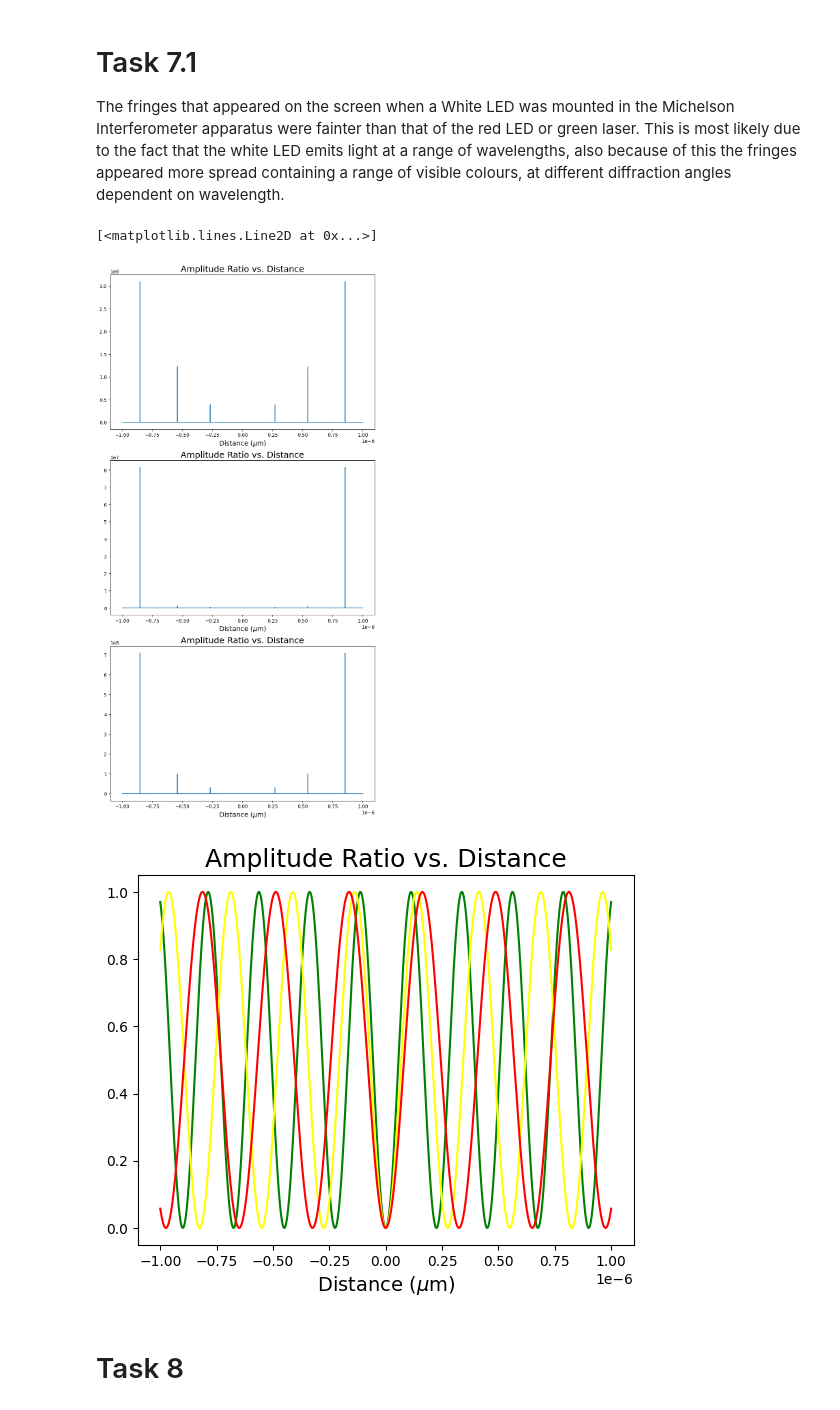
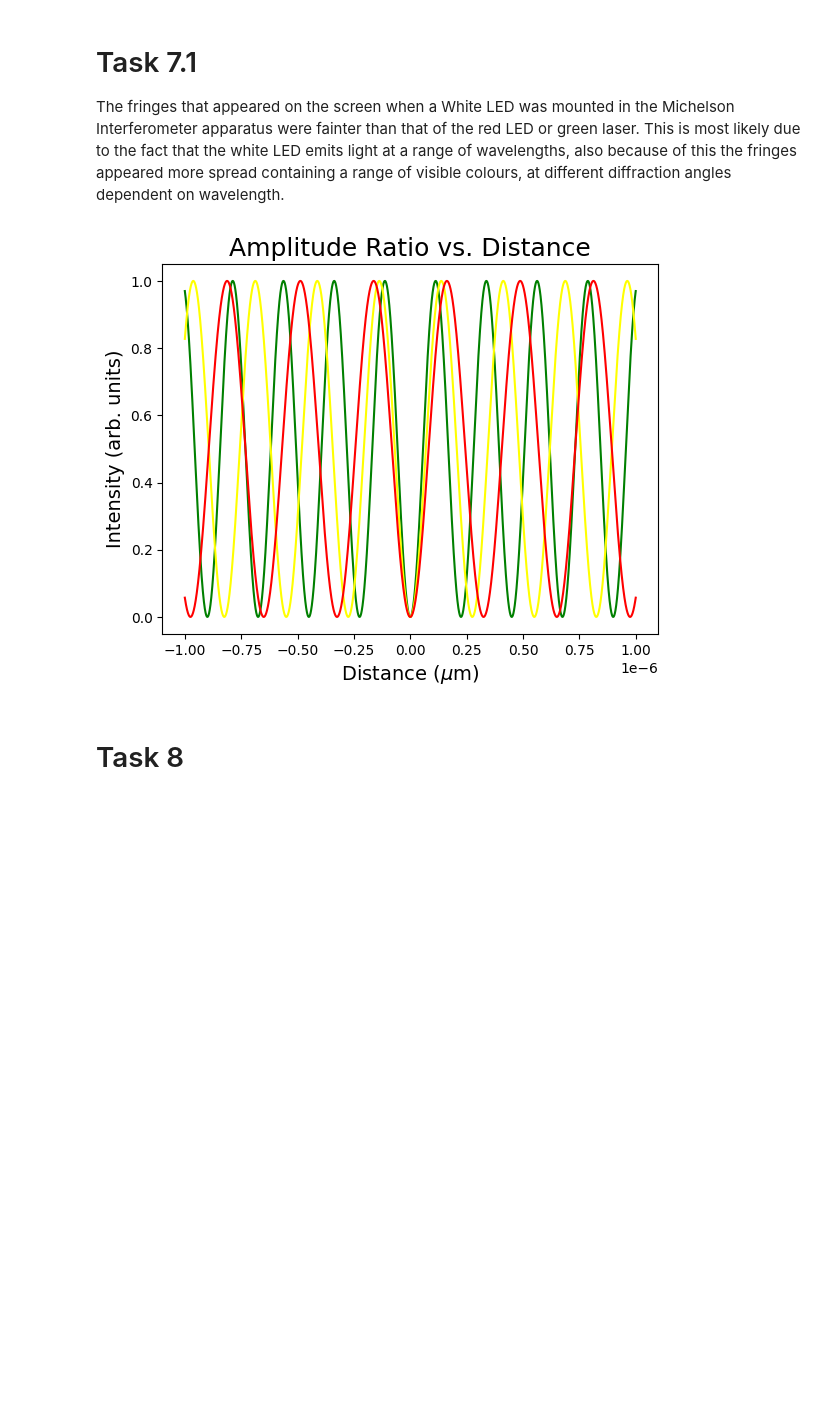
Before and after one commit to lewismcnish/Physics, a Jupyter notebook: Labs/Michelsons_Interferometer/Interferometry.ipynb, the cells around one changed output. Saved outputs shown, nothing was run; the diff lists cells and outputs as text; code cells hidden in the pictures; blank space fills up the shorter version.

```diff
--- a/Labs/Michelsons_Interferometer/Interferometry.ipynb
+++ b/Labs/Michelsons_Interferometer/Interferometry.ipynb
@@ -221,12 +107,11 @@ def totAmplitude(d, lam1, lam2):
 
 lam = 350e-9
 lam2 = 350.3474e-9
-d= np.linspace(174e-6, 178e-6, 100000)
-plt.figure(figsize = (10,5))
+d= np.linspace(0e-6, 300e-6, 100000)
+plt.figure(figsize = (7,5))
 plt.plot(d, totAmplitude(d, lam, lam2))
 plt.title('Total Intensity vs. Distance', fontsize=title_size)
-plt.xlabel(r'Distance ($\mu$m)', fontsize=axis_size)
-#plt.xlim(0e-6, 40e-6)
+plt.xlabel(r'Distance (m)', fontsize=axis_size)
 plt.ylabel('Intensity (arb. units)', fontsize=axis_size)
 plt.show()
 # %% [output]
@@ -248,12 +129,11 @@ def totAmplitude(d, lam1, lam2):
 
 lam = 300e-9
 lam2 = 304.83e-9
-d= np.linspace(7.5e-6, 10e-6, 100000)
-plt.figure(figsize = (10,10))
+d= np.linspace(0e-6, 15e-6, 1000000)
+plt.figure(figsize = (7,5))
 plt.plot(d, totAmplitude(d, lam, lam2))
 plt.title('Total Intensity vs. Distance', fontsize=title_size)
 plt.xlabel(r'Distance ($\mu$m)', fontsize=axis_size)
-#plt.xlim(0e-6, 40e-6)
 plt.ylabel('Intensity (arb. units)', fontsize=axis_size)
 plt.show()
 # %% [output]
@@ -265,44 +145,23 @@ The fringes that appeared on the screen when a White LED was mounted in the Mich
 # %%
 def amplitude(d, lam):
     return (np.sin(2*np.pi*d/(lam)))
 def Int(d, lam):
     return (np.abs(amplitude(d, lam)))**2
-def totInt(d, lam1, lam2, lam3):
-    return (np.abs(amplitude(d, lam1) + amplitude(d, lam2) + amplitude(d, lam3)))**2
-def ampratio(d,lam, lam2, lam3):
-    return (Int(d, lam)/totInt(d, lam, lam2, lam3))
 
 lamb = [450e-9, 550e-9, 650e-9]
 d= np.linspace(-1e-6, 1e-6, 100000)
 
-plt.figure(figsize = (10,20))
-plt.subplot(3,1,1)
-plt.plot(d, ampratio(d, lamb[0], lamb[1], lamb[2]))
-plt.title('Amplitude Ratio vs. Distance', fontsize=title_size)
-plt.xlabel(r'Distance ($\mu$m)', fontsize=axis_size)
-
-plt.subplot(3,1,2)
-plt.plot(d, ampratio(d, lamb[1], lamb[0], lamb[2]))
-plt.title('Amplitude Ratio vs. Distance', fontsize=title_size)
-plt.xlabel(r'Distance ($\mu$m)', fontsize=axis_size)
-
-plt.subplot(3,1,3)
-plt.plot(d, ampratio(d, lamb[2], lamb[0], lamb[1]))
-plt.title('Amplitude Ratio vs. Distance', fontsize=title_size)
-plt.xlabel(r'Distance ($\mu$m)', fontsize=axis_size)
-
-
 plt.figure()
-
 plt.plot(d, Int(d, lamb[0]),color = 'green')
 plt.title('Amplitude Ratio vs. Distance', fontsize=title_size)
 plt.xlabel(r'Distance ($\mu$m)', fontsize=axis_size)
+plt.ylabel('Intensity (arb. units)', fontsize=axis_size)
 plt.plot(d, Int(d, lamb[1]), color = 'yellow')
 plt.plot(d, Int(d, lamb[2]), color = 'red')
+
+plt.show()
 # %% [output]
-[<matplotlib.lines.Line2D at 0x...>]
-[figure, old version]
+[figure, new version]
-[figure, removed]
 # %% [markdown]
 # Task 8
 # %%
```
Also changed, not shown: parts of 17 cells of this notebook.
